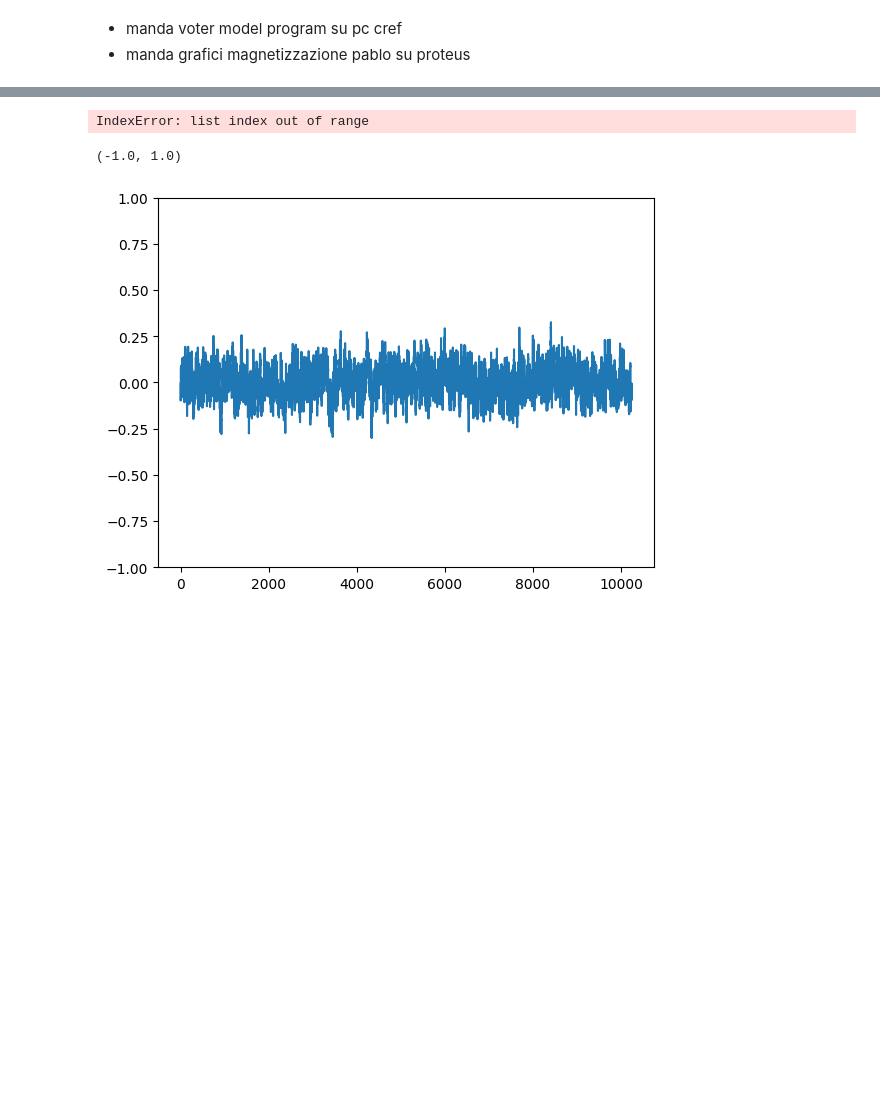
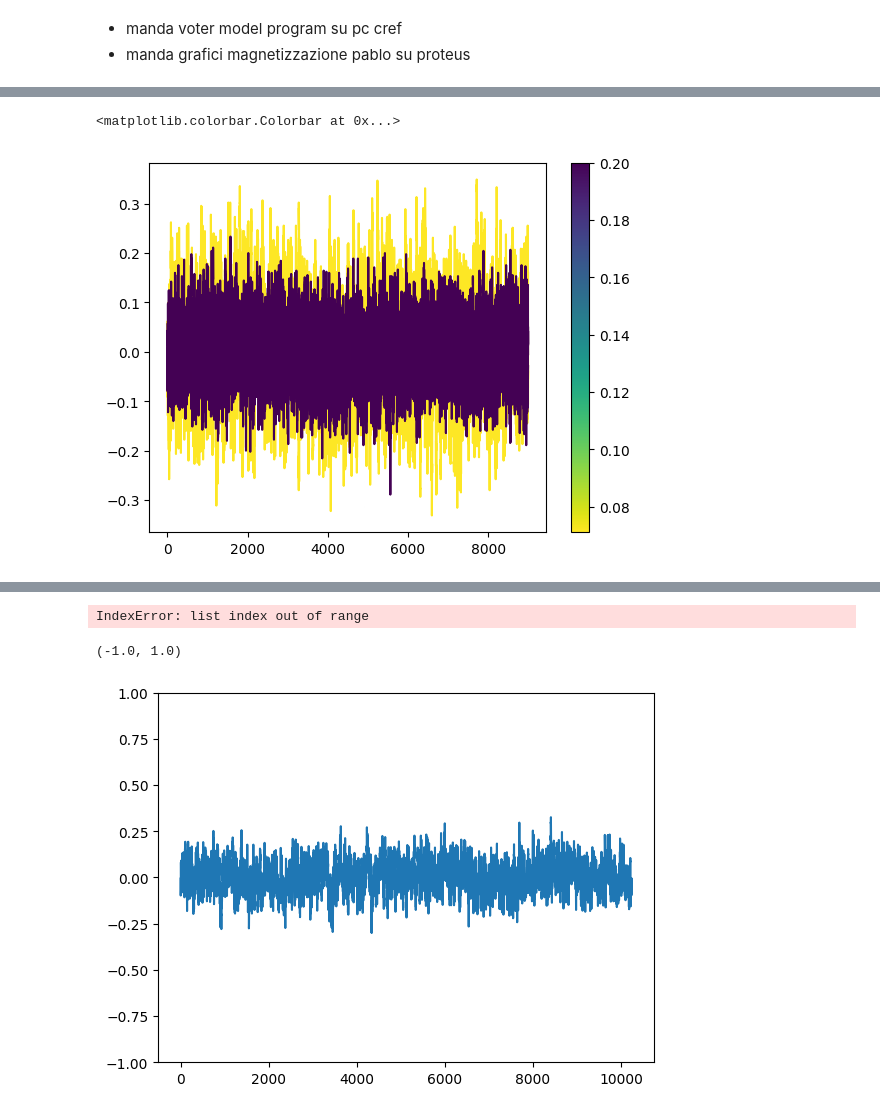
Before and after one commit to giulioiannelli/lrgsglib-public, a Jupyter notebook: nb/lattc2dsq_VoterModel.ipynb, the cells around one changed output, grey strips where cells are left out. Cells and saved outputs as stored; diff of their text form; code cells hidden in the pictures; blank space fills up the shorter version.

```diff
--- a/nb/lattc2dsq_VoterModel.ipynb
+++ b/nb/lattc2dsq_VoterModel.ipynb
@@ -50,0 +76,16 @@ plt.ylim(-1.1, 1.1)
+# %%
+fig, ax = plt.subplots()
+
+plistp = plist[[9, -9]]
+
+cmap = cm.viridis_r
+normalize = plt.Normalize(vmin=np.min(plistp), vmax=np.max(plistp))
+colors = cmap(normalize(plistp))
+
+for i,p in enumerate(plistp):
+    for rep in range(3):
+        ax.plot(datarr[p][rep], color=colors[i])
+fig.colorbar(cm.ScalarMappable(norm=normalize, cmap=cmap), ax=ax)
+# %% [output]
+<matplotlib.colorbar.Colorbar at 0x...>
+[figure, added]
```
Also changed, not shown: parts of 15 cells of this notebook, 7 other files.
